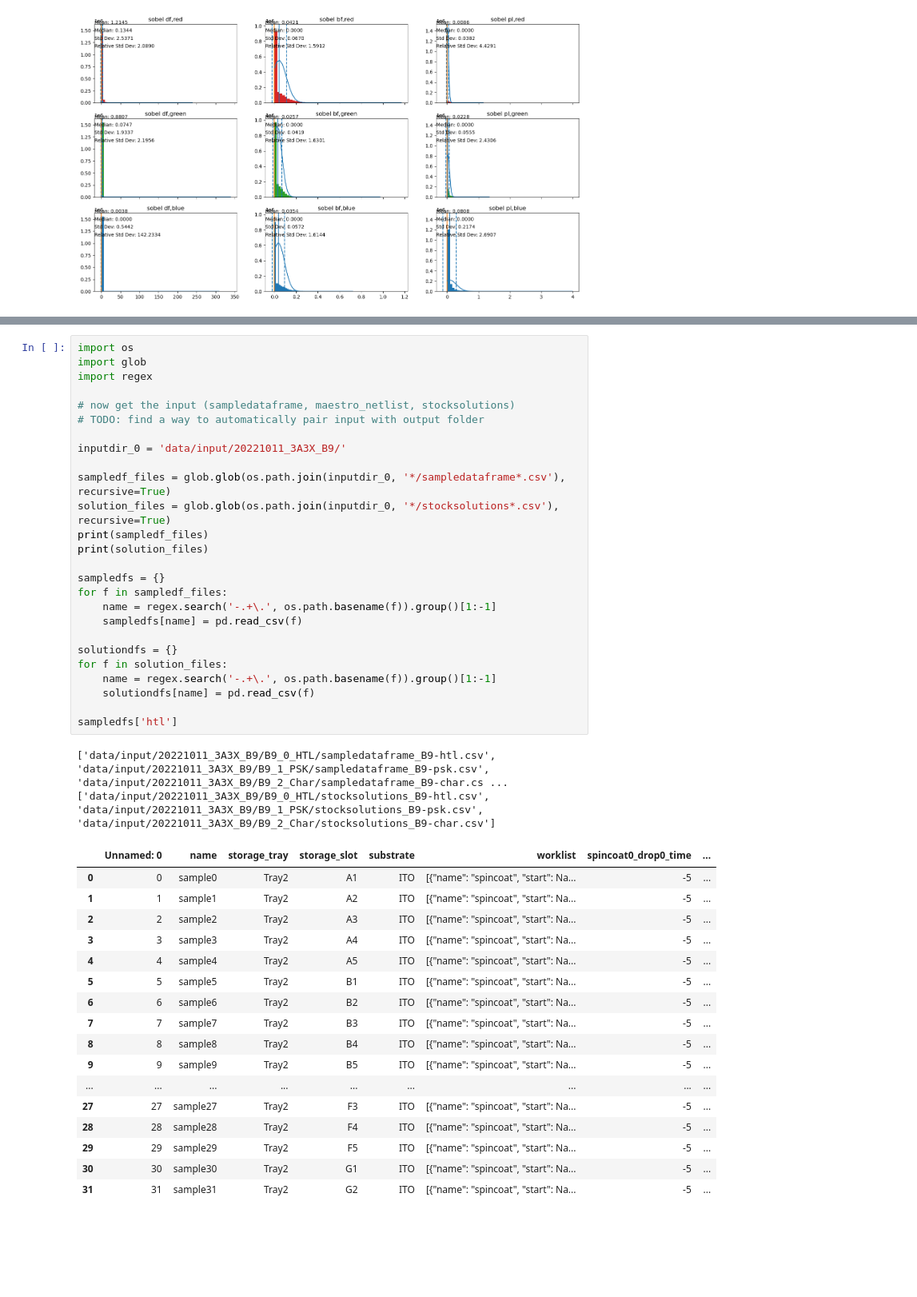
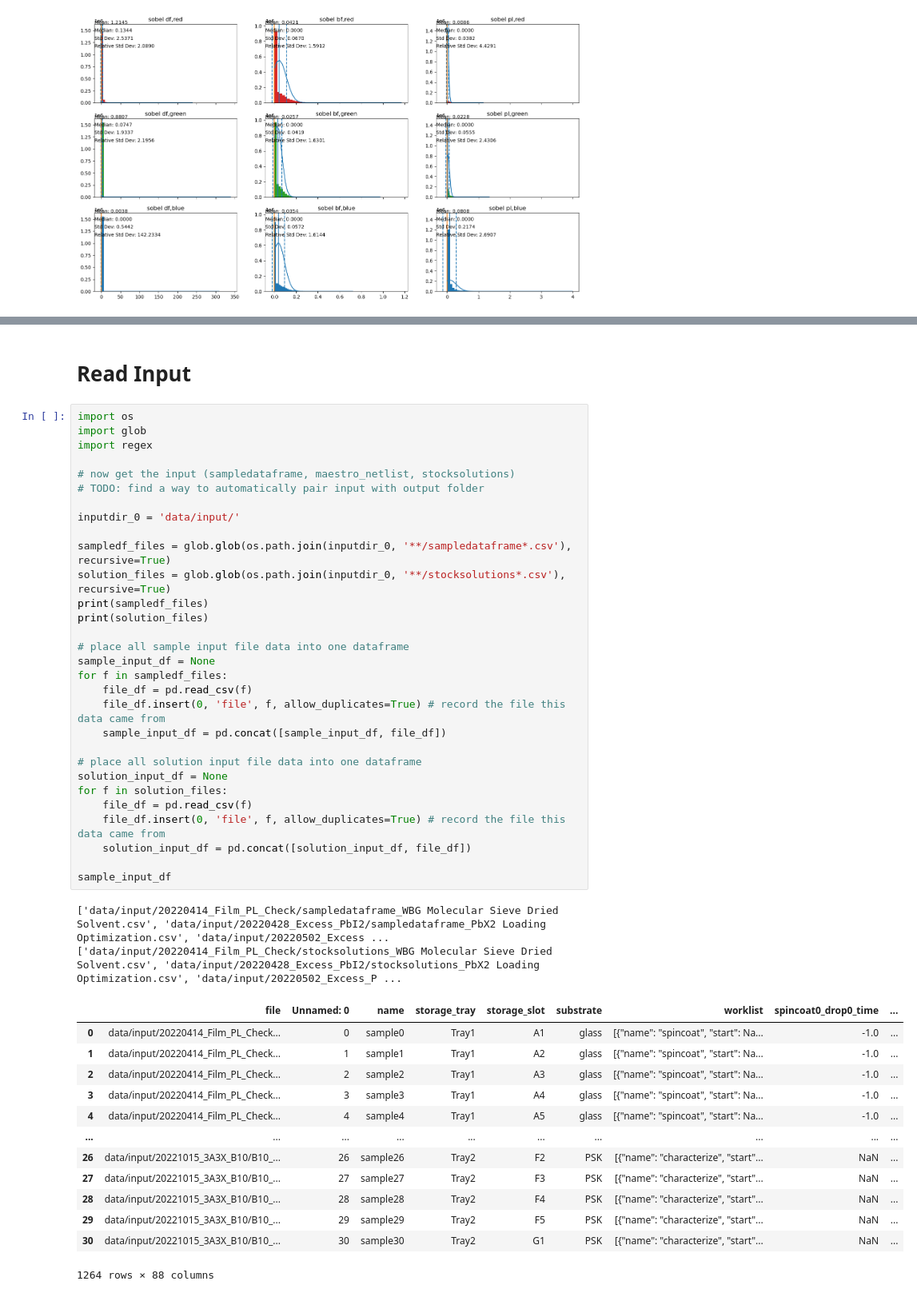
Before and after one commit to fenning-research-group/PASCAL_TrainView, a Jupyter notebook: analysis.ipynb, the cells around one changed output, grey strips where cells are left out. Shown at 80% size. Saved outputs shown, nothing was run; the diff lists cells and outputs as text; blank space fills up the shorter version.

Commit message:
read input for all batches

```diff
--- a/analysis.ipynb
+++ b/analysis.ipynb
@@ -327,49 +330,51 @@ plt.title('PL and Transmission Spectra')
 # %% [output]
 Text(0.5, 1.0, 'PL and Transmission Spectra')
 [figure]
+# %% [markdown]
+# Read Input
 # %%
 import os
 import glob
 import regex
 
 # now get the input (sampledataframe, maestro_netlist, stocksolutions)
 # TODO: find a way to automatically pair input with output folder
 
-inputdir_0 = 'data/input/20221011_3A3X_B9/'
+inputdir_0 = 'data/input/'
 
-sampledf_files = glob.glob(os.path.join(inputdir_0, '*/sampledataframe*.csv'), recursive=True)
-solution_files = glob.glob(os.path.join(inputdir_0, '*/stocksolutions*.csv'), recursive=True)
+sampledf_files = glob.glob(os.path.join(inputdir_0, '**/sampledataframe*.csv'), recursive=True)
+solution_files = glob.glob(os.path.join(inputdir_0, '**/stocksolutions*.csv'), recursive=True)
 print(sampledf_files)
 print(solution_files)
 
-sampledfs = {}
+# place all sample input file data into one dataframe
+sample_input_df = None
 for f in sampledf_files:
-    name = regex.search('-.+\.', os.path.basename(f)).group()[1:-1]
-    sampledfs[name] = pd.read_csv(f)
+    file_df = pd.read_csv(f)
+    file_df.insert(0, 'file', f, allow_duplicates=True) # record the file this data came from
+    sample_input_df = pd.concat([sample_input_df, file_df])
 
-solutiondfs = {}
+# place all solution input file data into one dataframe
+solution_input_df = None
 for f in solution_files:
-    name = regex.search('-.+\.', os.path.basename(f)).group()[1:-1]
-    solutiondfs[name] = pd.read_csv(f)
+    file_df = pd.read_csv(f)
+    file_df.insert(0, 'file', f, allow_duplicates=True) # record the file this data came from
+    solution_input_df = pd.concat([solution_input_df, file_df])
 
-sampledfs['htl']
+sample_input_df
 # %% [output]
-['data/input/20221011_3A3X_B9/B9_0_HTL/sampledataframe_B9-htl.csv', 'data/input/20221011_3A3X_B9/B9_1_PSK/sampledataframe_B9-psk.csv', 'data/input/20221011_3A3X_B9/B9_2_Char/sampledataframe_B9-char.cs ...
-['data/input/20221011_3A3X_B9/B9_0_HTL/stocksolutions_B9-htl.csv', 'data/input/20221011_3A3X_B9/B9_1_PSK/stocksolutions_B9-psk.csv', 'data/input/20221011_3A3X_B9/B9_2_Char/stocksolutions_B9-char.csv']
+['data/input/20220414_Film_PL_Check/sampledataframe_WBG Molecular Sieve Dried Solvent.csv', 'data/input/20220428_Excess_PbI2/sampledataframe_PbX2 Loading Optimization.csv', 'data/input/20220502_Excess ...
+['data/input/20220414_Film_PL_Check/stocksolutions_WBG Molecular Sieve Dried Solvent.csv', 'data/input/20220428_Excess_PbI2/stocksolutions_PbX2 Loading Optimization.csv', 'data/input/20220502_Excess_P ...
-|  | Unnamed: 0 | name | storage_tray | storage_slot | substrate | worklist | spincoat0_drop0_time | ... |
-| 0 | 0 | sample0 | Tray2 | A1 | ITO | [{"name": "spincoat", "start": Na... | -5 | ... |
-| 1 | 1 | sample1 | Tray2 | A2 | ITO | [{"name": "spincoat", "start": Na... | -5 | ... |
-| 2 | 2 | sample2 | Tray2 | A3 | ITO | [{"name": "spincoat", "start": Na... | -5 | ... |
-| 3 | 3 | sample3 | Tray2 | A4 | ITO | [{"name": "spincoat", "start": Na... | -5 | ... |
-| 4 | 4 | sample4 | Tray2 | A5 | ITO | [{"name": "spincoat", "start": Na... | -5 | ... |
-| 5 | 5 | sample5 | Tray2 | B1 | ITO | [{"name": "spincoat", "start": Na... | -5 | ... |
-| 6 | 6 | sample6 | Tray2 | B2 | ITO | [{"name": "spincoat", "start": Na... | -5 | ... |
-| 7 | 7 | sample7 | Tray2 | B3 | ITO | [{"name": "spincoat", "start": Na... | -5 | ... |
-| 8 | 8 | sample8 | Tray2 | B4 | ITO | [{"name": "spincoat", "start": Na... | -5 | ... |
-| 9 | 9 | sample9 | Tray2 | B5 | ITO | [{"name": "spincoat", "start": Na... | -5 | ... |
-| ... | ... | ... | ... | ... | ... | ... | ... | ... |
-| 27 | 27 | sample27 | Tray2 | F3 | ITO | [{"name": "spincoat", "start": Na... | -5 | ... |
-| 28 | 28 | sample28 | Tray2 | F4 | ITO | [{"name": "spincoat", "start": Na... | -5 | ... |
-| 29 | 29 | sample29 | Tray2 | F5 | ITO | [{"name": "spincoat", "start": Na... | -5 | ... |
-| 30 | 30 | sample30 | Tray2 | G1 | ITO | [{"name": "spincoat", "start": Na... | -5 | ... |
-| 31 | 31 | sample31 | Tray2 | G2 | ITO | [{"name": "spincoat", "start": Na... | -5 | ... |
+|  | file | Unnamed: 0 | name | storage_tray | storage_slot | substrate | worklist | spincoat0_drop0_time | ... |
+| 0 | data/input/20220414_Film_PL_Check... | 0 | sample0 | Tray1 | A1 | glass | [{"name": "spincoat", "start": Na... | -1.0 | ... |
+| 1 | data/input/20220414_Film_PL_Check... | 1 | sample1 | Tray1 | A2 | glass | [{"name": "spincoat", "start": Na... | -1.0 | ... |
+| 2 | data/input/20220414_Film_PL_Check... | 2 | sample2 | Tray1 | A3 | glass | [{"name": "spincoat", "start": Na... | -1.0 | ... |
+| 3 | data/input/20220414_Film_PL_Check... | 3 | sample3 | Tray1 | A4 | glass | [{"name": "spincoat", "start": Na... | -1.0 | ... |
+| 4 | data/input/20220414_Film_PL_Check... | 4 | sample4 | Tray1 | A5 | glass | [{"name": "spincoat", "start": Na... | -1.0 | ... |
+| ... | ... | ... | ... | ... | ... | ... | ... | ... | ... |
+| 26 | data/input/20221015_3A3X_B10/B10_... | 26 | sample26 | Tray2 | F2 | PSK | [{"name": "characterize", "start"... | NaN | ... |
+| 27 | data/input/20221015_3A3X_B10/B10_... | 27 | sample27 | Tray2 | F3 | PSK | [{"name": "characterize", "start"... | NaN | ... |
+| 28 | data/input/20221015_3A3X_B10/B10_... | 28 | sample28 | Tray2 | F4 | PSK | [{"name": "characterize", "start"... | NaN | ... |
+| 29 | data/input/20221015_3A3X_B10/B10_... | 29 | sample29 | Tray2 | F5 | PSK | [{"name": "characterize", "start"... | NaN | ... |
+| 30 | data/input/20221015_3A3X_B10/B10_... | 30 | sample30 | Tray2 | G1 | PSK | [{"name": "characterize", "start"... | NaN | ... |
+1264 rows × 88 columns
```
Also changed, not shown: parts of 5 cells of this notebook.
